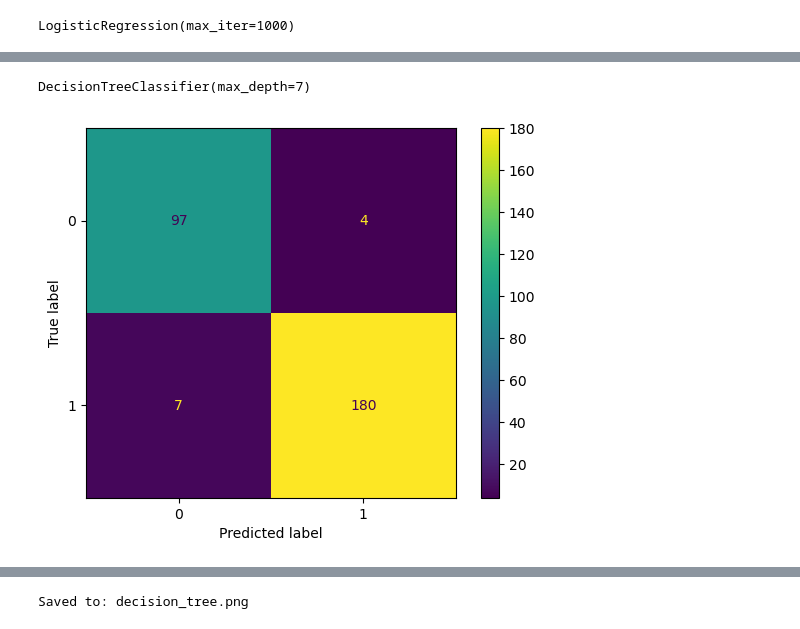
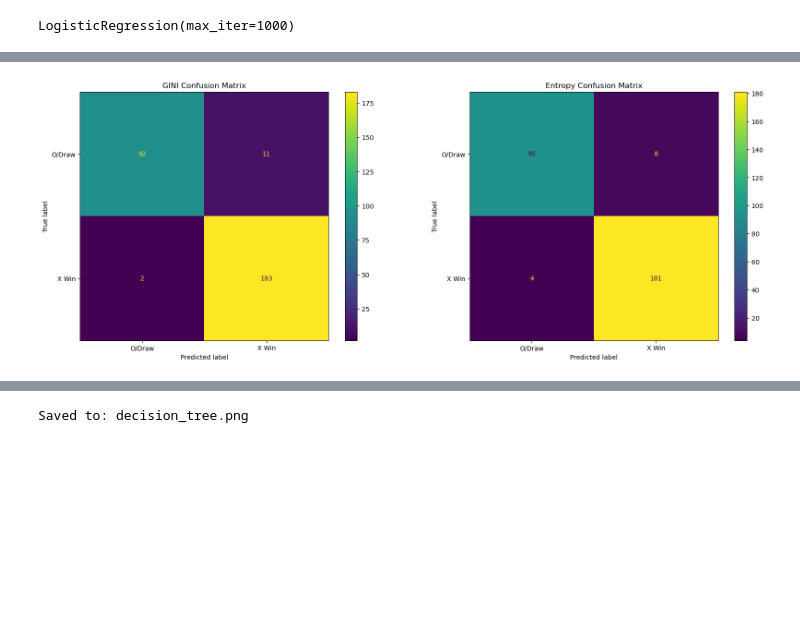
Before and after one commit to Patricker75/Data-Science-Project, a Jupyter notebook: DataExploration.ipynb, the cells around one changed output, grey strips where cells are left out. Drawn from its saved outputs; the diff is of its cells as text; code cells hidden in the pictures; blank space fills up the shorter version.

```diff
--- a/DataExploration.ipynb
+++ b/DataExploration.ipynb
@@ -181,8 +183,10 @@ plt.show()
 # %%
 from sklearn.tree import DecisionTreeClassifier
 
-tree = DecisionTreeClassifier(criterion='gini', max_depth=7)
+gini_tree = DecisionTreeClassifier(criterion='gini', max_depth=7)
+entropy_tree = DecisionTreeClassifier(criterion='entropy', max_depth=7)
 
-tree.fit(X_train, y_train)
+gini_tree.fit(X_train, y_train)
+entropy_tree.fit(X_train, y_train)
+
+print()
-# %% [output]
-DecisionTreeClassifier(max_depth=7)
@@ -191,9 +193,20 @@ tree_predict = tree.predict(X_test)
-# %%
-tree_confusion = confusion_matrix(y_test, tree_predict)
-
-_display = ConfusionMatrixDisplay(tree_confusion)
-
-_display.plot()
-plt.show()
-# %% [output]
-[figure, removed]
+# %%
+gini_tree_predict = gini_tree.predict(X_test)
+entropy_tree_predict = entropy_tree.predict(X_test)
+# %%
+gini_tree_confusion = confusion_matrix(y_test, gini_tree_predict)
+entropy_tree_confusion = confusion_matrix(y_test, entropy_tree_predict)
+
+gini_matrix = ConfusionMatrixDisplay(gini_tree_confusion, display_labels=class_labels)
+entropy_matrix = ConfusionMatrixDisplay(entropy_tree_confusion, display_labels=class_labels)
+
+fig, axes = plt.subplots(ncols=2)
+
+axes[0].set_title('GINI Confusion Matrix')
+axes[1].set_title('Entropy Confusion Matrix')
+
+gini_matrix.plot(ax=axes[0], )
+entropy_matrix.plot(ax=axes[1])
+plt.show()
+# %% [output]
+[figure, added]
```
Also changed, not shown: parts of 9 cells of this notebook, 1 other file.
